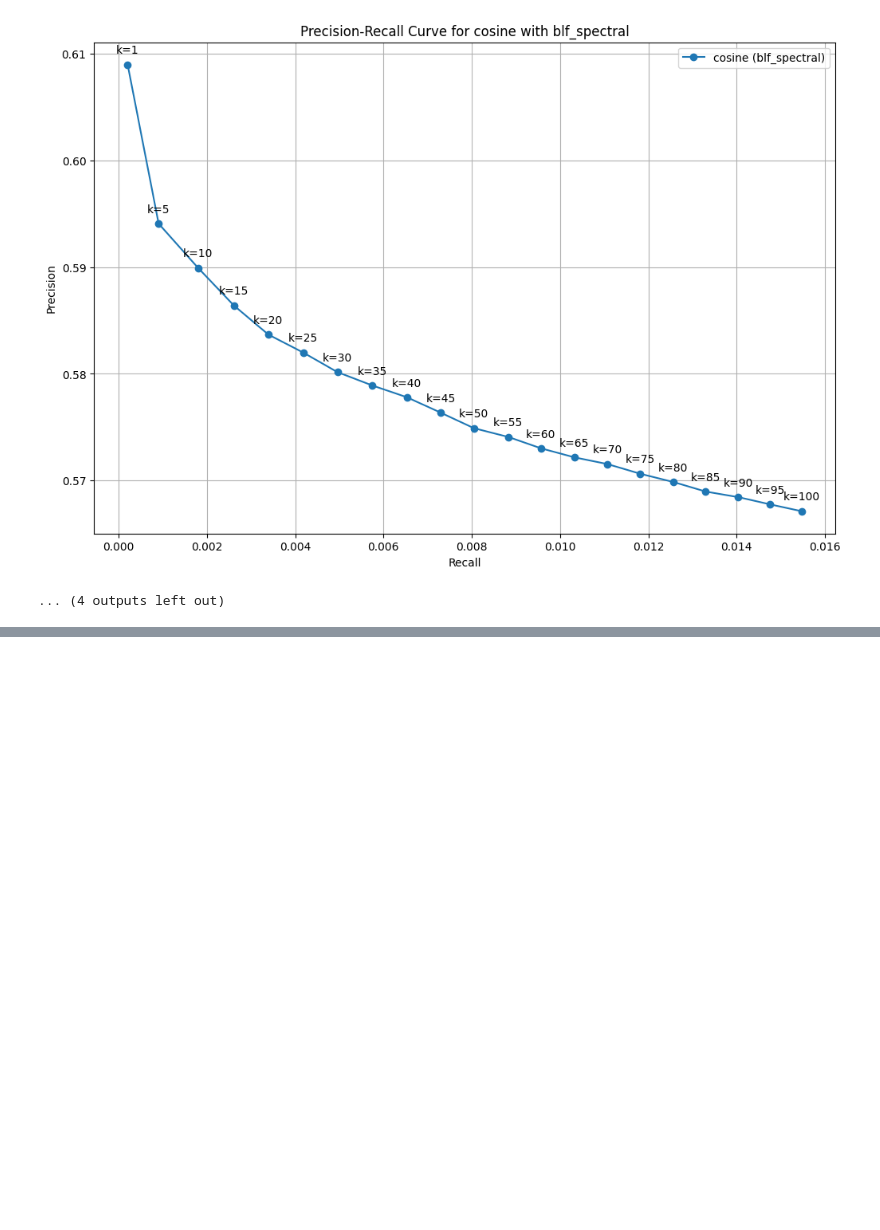
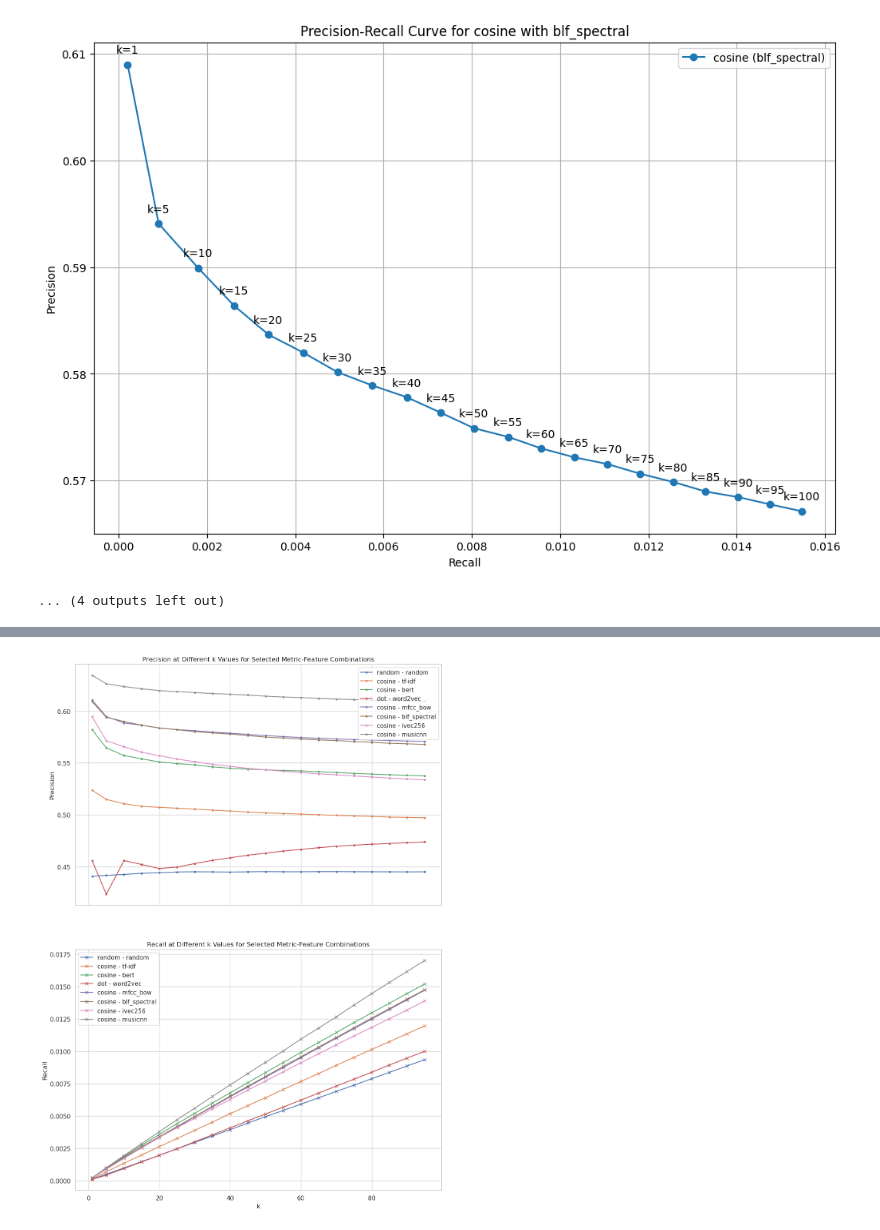
Before and after one commit to KaindlJulian/mmsr, a Jupyter notebook: task2/task_2.ipynb, the cells around one changed output, grey strips where cells are left out. Saved outputs shown, nothing was run; the diff lists cells and outputs as text; code cells hidden in the pictures; blank space fills up the shorter version.

```diff
--- a/task2/task_2.ipynb
+++ b/task2/task_2.ipynb
@@ -437,7 +448,9 @@ def calculate_idcg(sample_query: pd.Series, k: int) -> float:
         float: IDCG@k
     """
     # Vectorized calculation of relevance scores
-    relevance_scores = df['genre'].apply(lambda x: sorensen_dice_genres(sample_query["genre"], x))
+    relevance_scores = df["genre"].apply(
+        lambda x: sorensen_dice_genres(sample_query["genre"], x)
+    )
     # sort and take top k
     sorted_scores = relevance_scores.sort_values(ascending=False).head(k).values
 
@@ -504,7 +517,9 @@ def calc_beyond_accuracy(retrieved: pd.DataFrame, k=10) -> (float, float):
         for g in r.genre:
             distribution[genre_2_index[g]] += 1 / len(genres)
     distribution /= k
-    entropy_per_query = -np.sum(distribution * np.log2(distribution, where=(distribution != 0)))
+    entropy_per_query = -np.sum(
+        distribution * np.log2(distribution, where=(distribution != 0))
+    )
 
     return result_genres, entropy_per_query
 # %% [markdown]
@@ -629,0 +721,37 @@ rs
+# %%
+# Selecting a few retrieval systems for plotting
+selected_rs_objects = rs["rs_object"]  # .unique()[:4]
+
+# Create separate plots for precision and recall for selected metric-feature combinations
+fig, axes = plt.subplots(nrows=2, ncols=1, figsize=(12, 16), sharex=True)
+fig.tight_layout(pad=6.0)
+
+for rs_object in selected_rs_objects:
+    row_data = rs[rs["rs_object"] == rs_object].iloc[0]
+    parsed_data = parse_precision_recall_data(row_data["precision_and_recall_interval"])
+
+    legend_label = f'{row_data["metric"]} - {row_data["feature"]}'
+
+    axes[0].plot(
+        parsed_data["k"], parsed_data["precision"], marker=".", label=legend_label
+    )
+    axes[1].plot(
+        parsed_data["k"], parsed_data["recall"], marker="x", label=legend_label
+    )
+
+axes[0].set_title(
+    "Precision at Different k Values for Selected Metric-Feature Combinations"
+)
+axes[0].set_ylabel("Precision")
+axes[0].legend()
+
+axes[1].set_title(
+    "Recall at Different k Values for Selected Metric-Feature Combinations"
+)
+axes[1].set_xlabel("k")
+axes[1].set_ylabel("Recall")
+axes[1].legend()
+
+plt.show()
+# %% [output]
+[figure, added]
```
Also changed, not shown: parts of 27 cells of this notebook, 4 other files.
